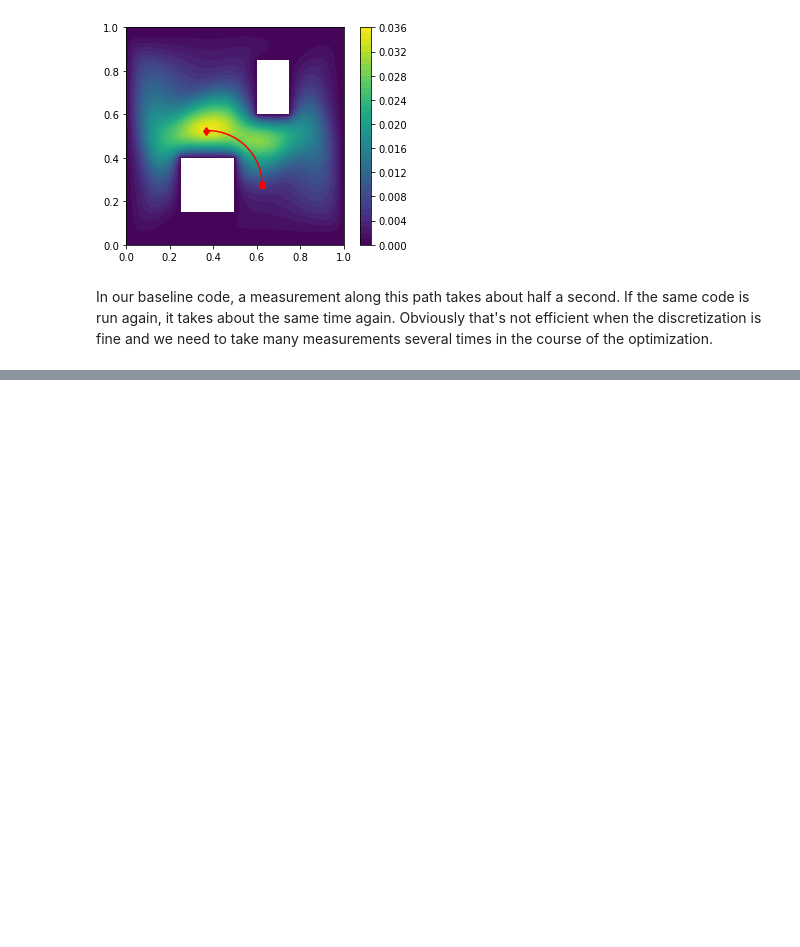
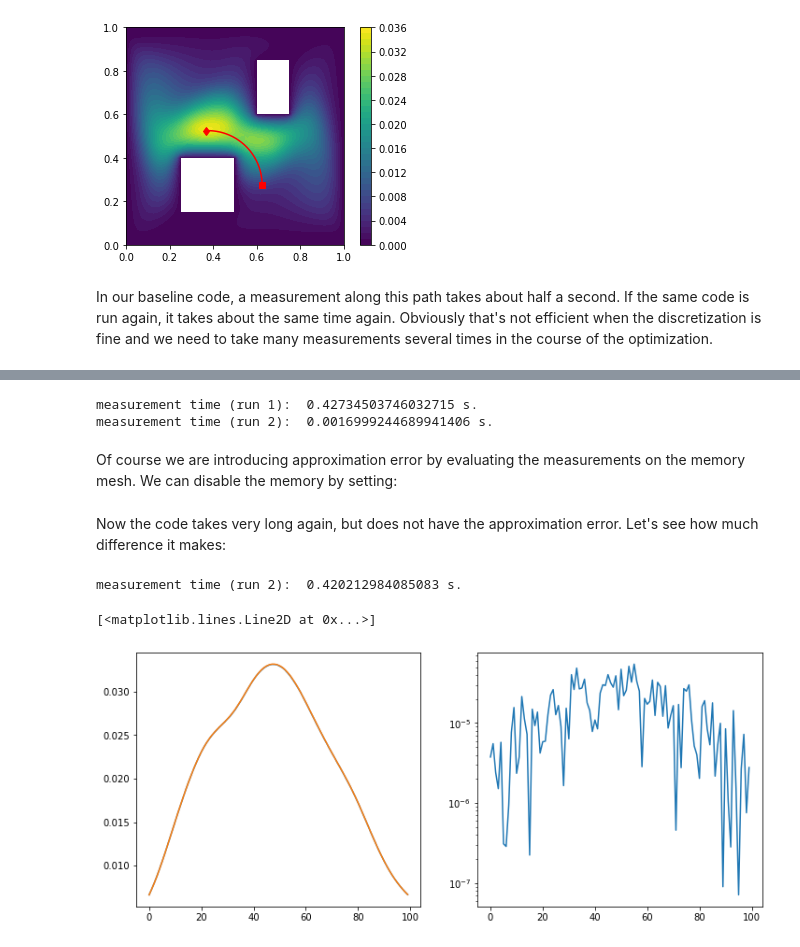
Before and after one commit to leyffer/m2dtIceSheet, a Jupyter notebook: notebooks/6_measurement-memory.ipynb, the cells around one changed output, grey strips where cells are left out. Saved outputs shown, nothing was run; the diff lists cells and outputs as text; code cells hidden in the pictures; blank space fills up the shorter version.

Commit message:
measurement memory now works

```diff
--- a/notebooks/6_measurement-memory.ipynb
+++ b/notebooks/6_measurement-memory.ipynb
@@ -139,0 +142,15 @@ measurement time (run 2):  0.4457089900970459 s.
+# %%
+# user setting: characterize the flight path
+alpha = np.array([0.25, 0.05]) # radius, speed
+
+# compute flight for alpha
+flight = drone.plan_flight(alpha=alpha)
+
+# measure data
+tStart = time.time()
+data = drone.measure(flight=flight, state=state)
+print("measurement time (run 1): ", time.time()-tStart, "s.")
+
+tStart = time.time()
+data = drone.measure(flight=flight, state=state)
+print("measurement time (run 2): ", time.time()-tStart, "s.")
@@ -139,0 +164,20 @@ measurement time (run 2):  0.4457089900970459 s.
+# %%
+# user setting: characterize the flight path
+alpha = np.array([0.25, 0.2]) # radius, speed
+
+# compute flight for alpha
+flight = drone.plan_flight(alpha=alpha)
+
+# measure data
+tStart = time.time()
+data = drone.measure(flight=flight, state=state)
+print("measurement time (run 1): ", time.time()-tStart, "s.")
+
+tStart = time.time()
+data = drone.measure(flight=flight, state=state)
+print("measurement time (run 2): ", time.time()-tStart, "s.")
+# %% [output]
+measurement time (run 1):  0.42734503746032715 s.
+measurement time (run 2):  0.0016999244689941406 s.
+# %% [markdown]
+Of course we are introducing approximation error by evaluating the measurements on the memory mesh. We can disable the memory by setting:
@@ -139,0 +186,18 @@ measurement time (run 2):  0.4457089900970459 s.
+# %% [markdown]
+Now the code takes very long again, but does not have the approximation error. Let's see how much difference it makes:
+# %%
+tStart = time.time()
+data_exact = drone.measure(flight=flight, state=state)
+print("measurement time (run 2): ", time.time()-tStart, "s.")
+# %% [output]
+measurement time (run 2):  0.420212984085083 s.
+# %%
+fig, axs = plt.subplots(1, 2, figsize=(12, 5))
+
+axs[0].plot(data)
+axs[0].plot(data_exact)
+
+axs[1].semilogy(np.abs(data-data_exact))
+# %% [output]
+[<matplotlib.lines.Line2D at 0x...>]
+[figure, added]
```
Also changed, not shown: parts of 8 cells of this notebook, 4 other files.
